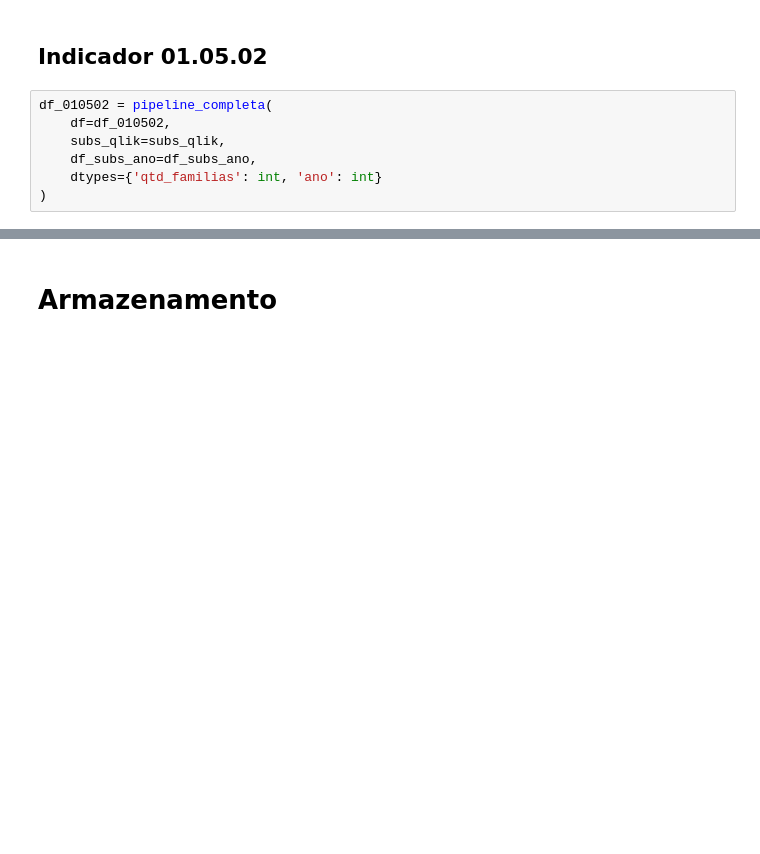
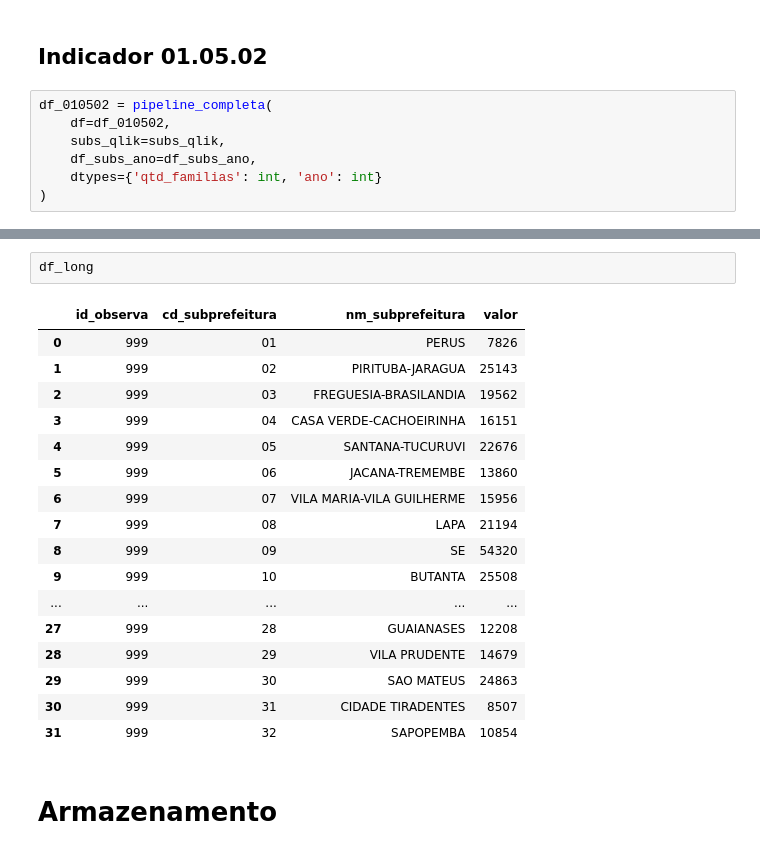
Before and after one commit to ObservatorioPoliticasTCM/datasp-dados, a Jupyter notebook: notebooks_outputs/urbanismo/06 Observa Sampa - transformação e armazenamento.ipynb, the cells around one changed output, grey strips where cells are left out. Saved outputs shown, nothing was run; the diff lists cells and outputs as text; blank space fills up the shorter version.

```diff
--- a/notebooks_outputs/urbanismo/06 Observa Sampa - transformação e armazenamento.ipynb
+++ b/notebooks_outputs/urbanismo/06 Observa Sampa - transformação e armazenamento.ipynb
@@ -360,3 +429,23 @@ df_010502
+# %%
+df_long
+# %% [output]
+|  | id_observa | cd_subprefeitura | nm_subprefeitura | valor |
+| 0 | 999 | 01 | PERUS | 7826 |
+| 1 | 999 | 02 | PIRITUBA-JARAGUA | 25143 |
+| 2 | 999 | 03 | FREGUESIA-BRASILANDIA | 19562 |
+| 3 | 999 | 04 | CASA VERDE-CACHOEIRINHA | 16151 |
+| 4 | 999 | 05 | SANTANA-TUCURUVI | 22676 |
+| 5 | 999 | 06 | JACANA-TREMEMBE | 13860 |
+| 6 | 999 | 07 | VILA MARIA-VILA GUILHERME | 15956 |
+| 7 | 999 | 08 | LAPA | 21194 |
+| 8 | 999 | 09 | SE | 54320 |
+| 9 | 999 | 10 | BUTANTA | 25508 |
+| ... | ... | ... | ... | ... |
+| 27 | 999 | 28 | GUAIANASES | 12208 |
+| 28 | 999 | 29 | VILA PRUDENTE | 14679 |
+| 29 | 999 | 30 | SAO MATEUS | 24863 |
+| 30 | 999 | 31 | CIDADE TIRADENTES | 8507 |
+| 31 | 999 | 32 | SAPOPEMBA | 10854 |
 # %% [markdown]
 # Armazenamento
 # %% [markdown]
```
Also changed, not shown: parts of 12 cells of this notebook, 1 other file.
